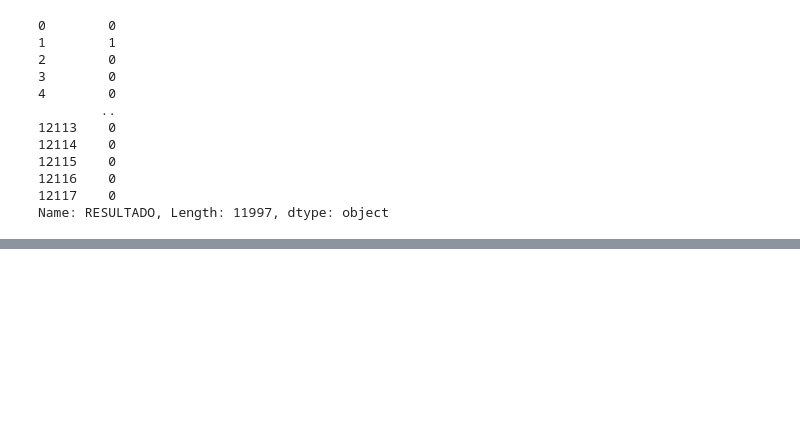
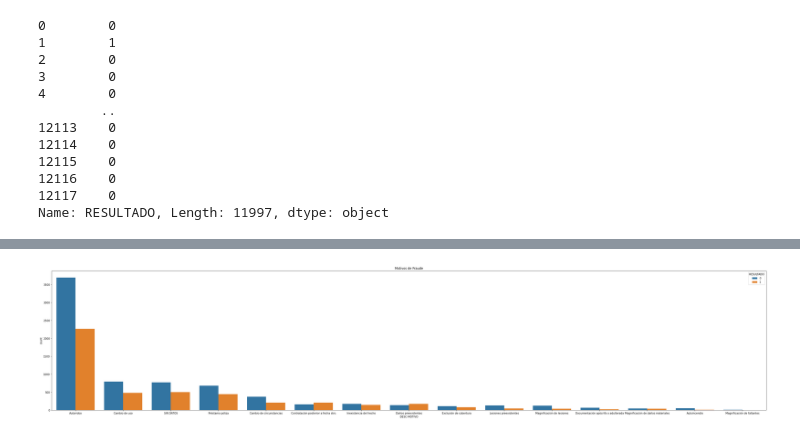
Before and after one commit to niclar1987/colabintegrador, a Jupyter notebook: Integrador.ipynb, the cells around one changed output, grey strips where cells are left out. Drawn from its saved outputs; the diff is of its cells as text; code cells hidden in the pictures; blank space fills up the shorter version.

```diff
--- a/Integrador.ipynb
+++ b/Integrador.ipynb
@@ -79,0 +157,6 @@ df
+# %%
+plt.figure(figsize=(50,10))
+plt.title('Motivos de Fraude')
+sns.countplot(data=df, x ='DESC-MOTIVO', hue='RESULTADO', order = df['DESC-MOTIVO'].value_counts().index);
+# %% [output]
+[figure, added]
```
Also changed, not shown: parts of 13 cells of this notebook.
